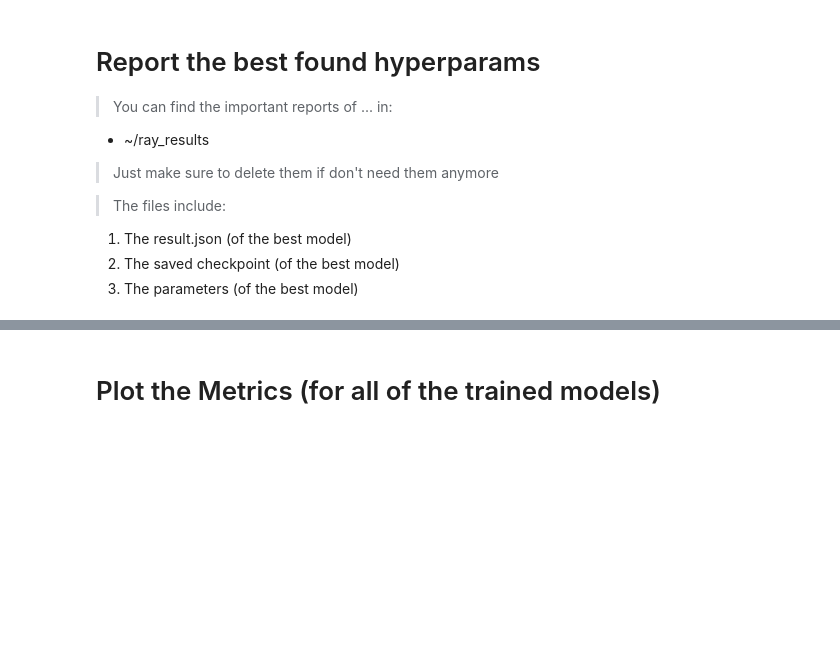
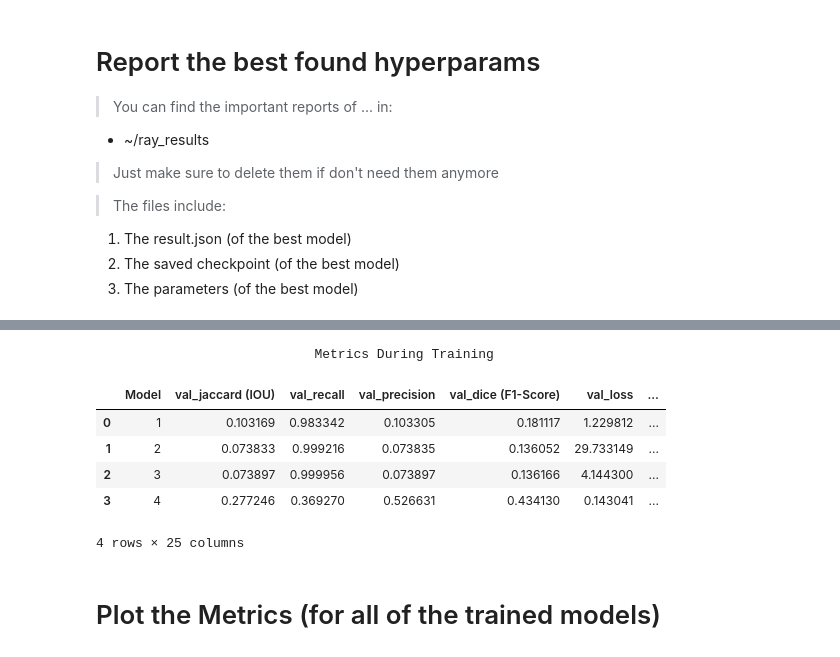
Before and after one commit to tekboart/crack-binary-semantic-segmentaion, a Jupyter notebook: hyperparam_fine_tuning.ipynb, the cells around one changed output, grey strips where cells are left out. Drawn from its saved outputs; the diff is of its cells as text; code cells hidden in the pictures; blank space fills up the shorter version.

Commit message:
(1) Now can plot+save the df_results, (2) Now ready for Colab run

```diff
--- a/hyperparam_fine_tuning.ipynb
+++ b/hyperparam_fine_tuning.ipynb
@@ -171,7 +176,7 @@ config = {
     'image_size': tune.choice([352, 256, 160]),  # sizes must be divisible by 32
     'pretrained_arch': tune.choice([smp.UnetPlusPlus, smp.FPN, smp.DeepLabV3Plus]),
     #TODO: Maybe remove ResNet152 as it's both (1) comp expensive and (2) can overfit very easily (considering its #params)
-    'pretrained_encoder': tune.choice(['mobilenet_v2', 'timm-mobilenetv3_large_100', 'timm-efficientnet-b8', 'resnet152']),
+    'pretrained_encoder': tune.choice(['mobilenet_v2', 'timm-mobilenetv3_large_100', 'timm-efficientnet-b8']),
     # 'loss_fn': tune.choice([nn.BCEWithLogitsLoss(), DiceBCELoss(from_logits=True)]),
     # 'train_augmentation': tune.choice([
     #     #TODO: As my last model's val & test metrics were very different, then maybe I need stronger augmentations for the model to generalize better.
@@ -249,6 +256,9 @@ def model_creator(config):
     hyper_config: dict
         Includes all the hyperparmeters needed to be tuned.
     """
+    DATA_LOADER_GEN = torch.Generator()
+    DATA_LOADER_GEN.manual_seed(0)
+
     # device = torch.device("cuda:0" if torch.cuda.is_available() else "cpu")
     device = torch.device("cuda:0")
     # print("Device used for calculation (CPU\Cuda):", device)
@@ -280,14 +290,6 @@ def model_creator(config):
         "test_mask_dir": os.path.join("data", "testcrop", "mask"),
         "pretrained_model_encoder": "timm-mobilenetv3_large_100",
     }
-
-    def seed_worker(worker_id):
-        worker_seed = torch.initial_seed() % 2**32
-        np.random.seed(worker_seed)
-        random.seed(worker_seed)
-
-    DATA_LOADER_GEN = torch.Generator()
-    DATA_LOADER_GEN.manual_seed(0)
 
     # Load a Pretrained Model
     # TODO: Load the preprocess_fn before, so no need to create it for each run
@@ -467,7 +469,7 @@ def hyperparam_tuner(
         # Use only GPU
         # tune.with_resources(model_creator, {"gpu": 1}),
         # Use both CPU & GPU --> the numbers define how many model to be trained in parallel
-        tune.with_resources(model_creator, {"gpu": 1, "cpu": 2}),  #FIXME: change the "gpu" and "cou" values for Colab Pro
+        tune.with_resources(model_creator, {"gpu": 1, "cpu": 0}),  #FIXME: change the "gpu" and "cou" values for Colab Pro
         param_space=config,
         tune_config=tune.TuneConfig(
             num_samples=num_samples,
@@ -525,3 +573,19 @@ df
+# %%
+# print the results as a DataFrame
+df_results = results.get_dataframe()
+df_results.insert(loc=0, column="Model", value=range(1, len(df_results.index) + 1))
+df_results.to_csv(f"outputs//{train_timestamp}@history_training_train_val.csv", index=False)
+print(" Metrics During Training ".center(79, " "))
+display(df_results)
+# del df_results
+# %% [output]
+                            Metrics During Training
+|  | Model | val_jaccard (IOU) | val_recall | val_precision | val_dice (F1-Score) | val_loss | ... |
+| 0 | 1 | 0.103169 | 0.983342 | 0.103305 | 0.181117 | 1.229812 | ... |
+| 1 | 2 | 0.073833 | 0.999216 | 0.073835 | 0.136052 | 29.733149 | ... |
+| 2 | 3 | 0.073897 | 0.999956 | 0.073897 | 0.136166 | 4.144300 | ... |
+| 3 | 4 | 0.277246 | 0.369270 | 0.526631 | 0.434130 | 0.143041 | ... |
+4 rows × 25 columns
 # %% [markdown]
 # Plot the Metrics (for all of the trained models)
 # %%
```
Also changed, not shown: parts of 10 cells of this notebook.
